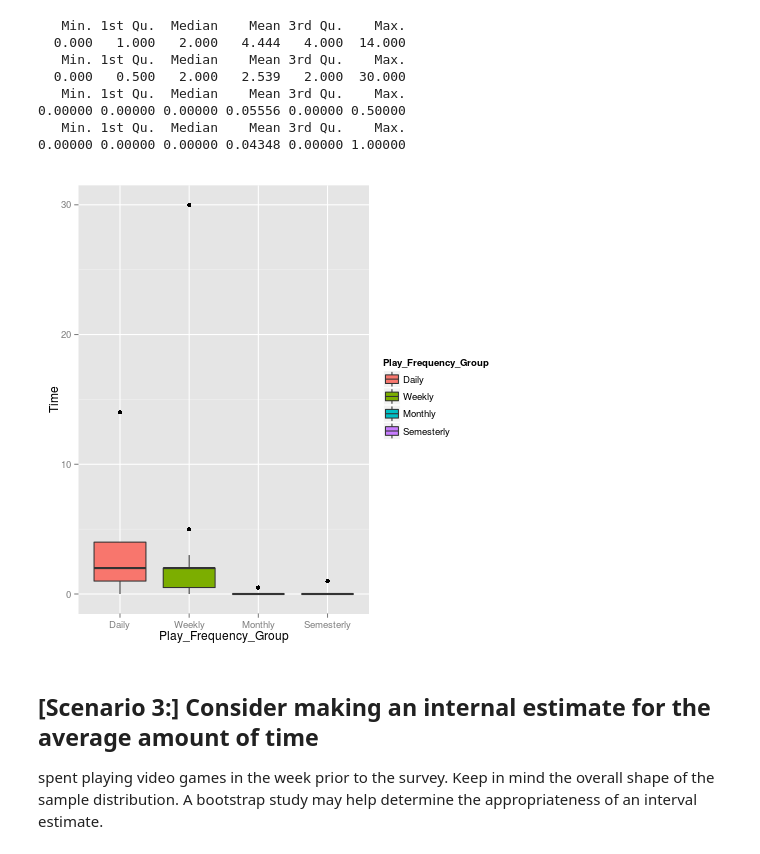
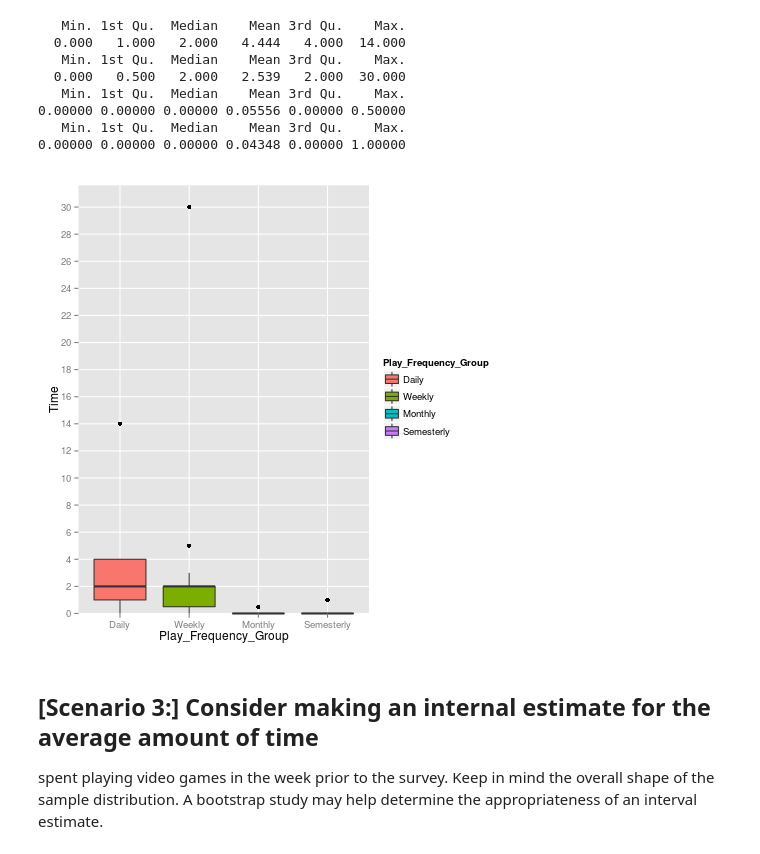
Before and after one commit to kevin11h/DataScienceCourse, a Jupyter notebook: hw2/hw2.ipynb, the cells around one changed output. Drawn from its saved outputs; the diff is of its cells as text; code cells hidden in the pictures.

```diff
--- a/hw2/hw2.ipynb
+++ b/hw2/hw2.ipynb
@@ -104,12 +104,13 @@ print(summary(often4$time))
 # %%
 %%R
 df <- data.frame(Play_Frequency_Group=factor(videodata[videodata$freq != UNKNOWN_STATUS, ]$freq,
                                              label=c("Daily","Weekly", "Monthly", "Semesterly")),
                  Time=videodata[videodata$freq != UNKNOWN_STATUS, ]$time)
 ggplot(aes(y = Time, x = Play_Frequency_Group, fill = Play_Frequency_Group), data = df) +
-  geom_boxplot()
+  geom_boxplot() +
+  scale_y_discrete(breaks=seq(0,30,by=2), limits=seq(0,30))
 # %% [output]
-[figure, old version]
+[figure, new version]
 # %% [markdown]
 ## [Scenario 3:] Consider making an internal estimate for the average amount of time
 spent playing video games in the week prior to the survey. Keep in mind the overall
```
Also changed, not shown: parts of 10 cells of this notebook.
